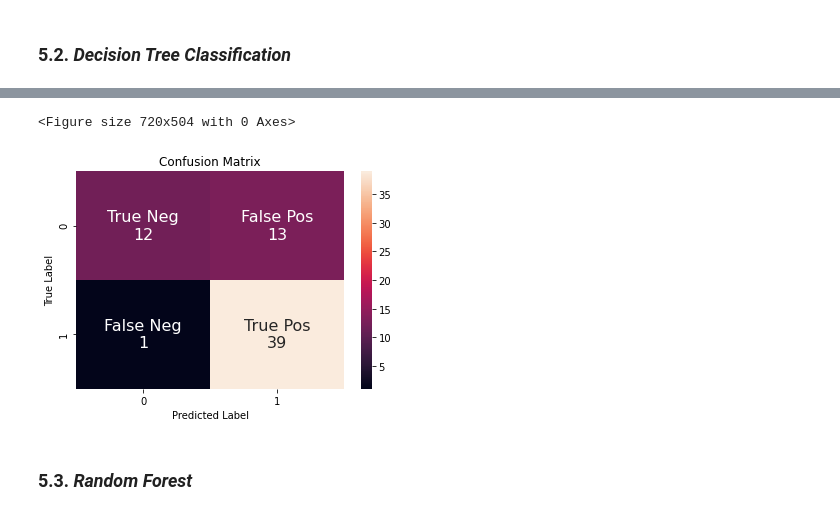
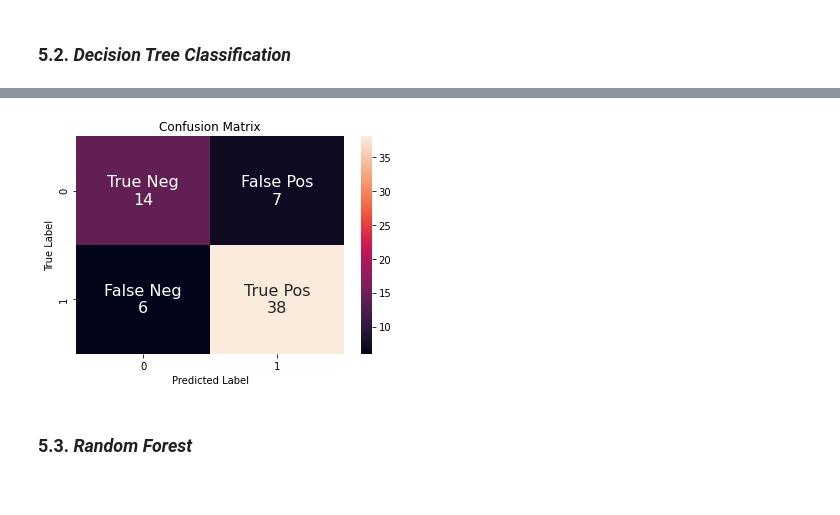
Before and after one commit to AriadneSandovalRoa/MAT281_portafolio, a Jupyter notebook: project/Grupo3_aplica_rise.ipynb, the cells around one changed output, grey strips where cells are left out. Cells and saved outputs as stored; diff of their text form; code cells hidden in the pictures.

```diff
--- a/project/Grupo3_aplica_rise.ipynb
+++ b/project/Grupo3_aplica_rise.ipynb
@@ -908,19 +908,15 @@ Metricas para los regresores
-# %%
-conf_mat = confusion_matrix(Y_test, model_grid_RF.best_estimator_.predict(X_test))
-fig = plt.figure(figsize=(10,7))
-# %% [output]
-<Figure size 720x504 with 0 Axes>
 # %%
+conf_mat = confusion_matrix(Y_test, model_grid_DT.best_estimator_.predict(X_test))
 group_names = ['True Neg','False Pos','False Neg','True Pos']
 group_counts = ["{0:0.0f}".format(value) for value in conf_mat.flatten()]
 labels = [f"{v1}\n{v2}" for v1, v2 in zip(group_names,group_counts)]
 labels = np.asarray(labels).reshape(2,2)
 sns.heatmap(conf_mat, annot=labels, annot_kws={"size": 16}, fmt='')
 plt.title("Confusion Matrix")
 plt.xlabel("Predicted Label")
 plt.ylabel("True Label")
 plt.show()
 # %% [output]
-[figure, old version]
+[figure, new version]
 # %% [markdown]
 ### 5.3.   *Random Forest*
```
Also changed, not shown: parts of 33 cells of this notebook, 1 other file.
